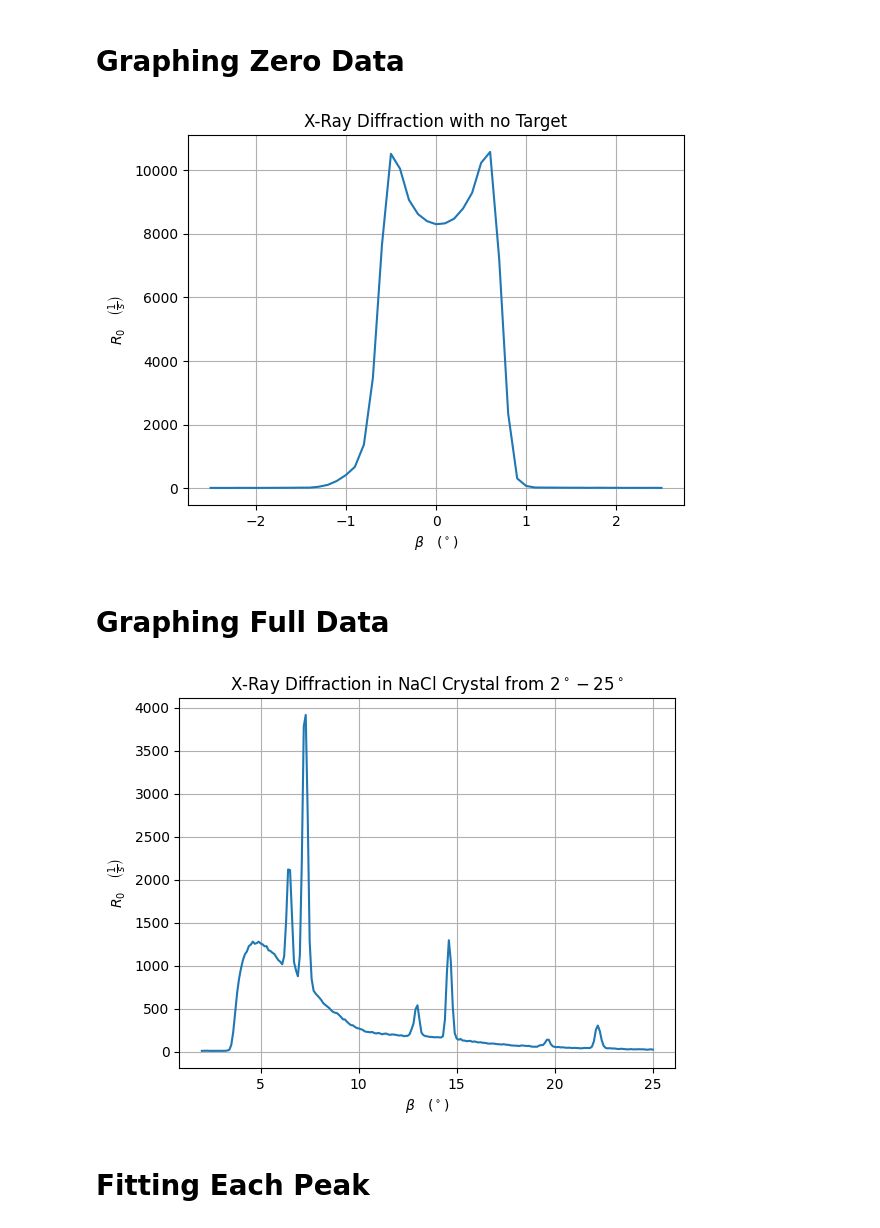
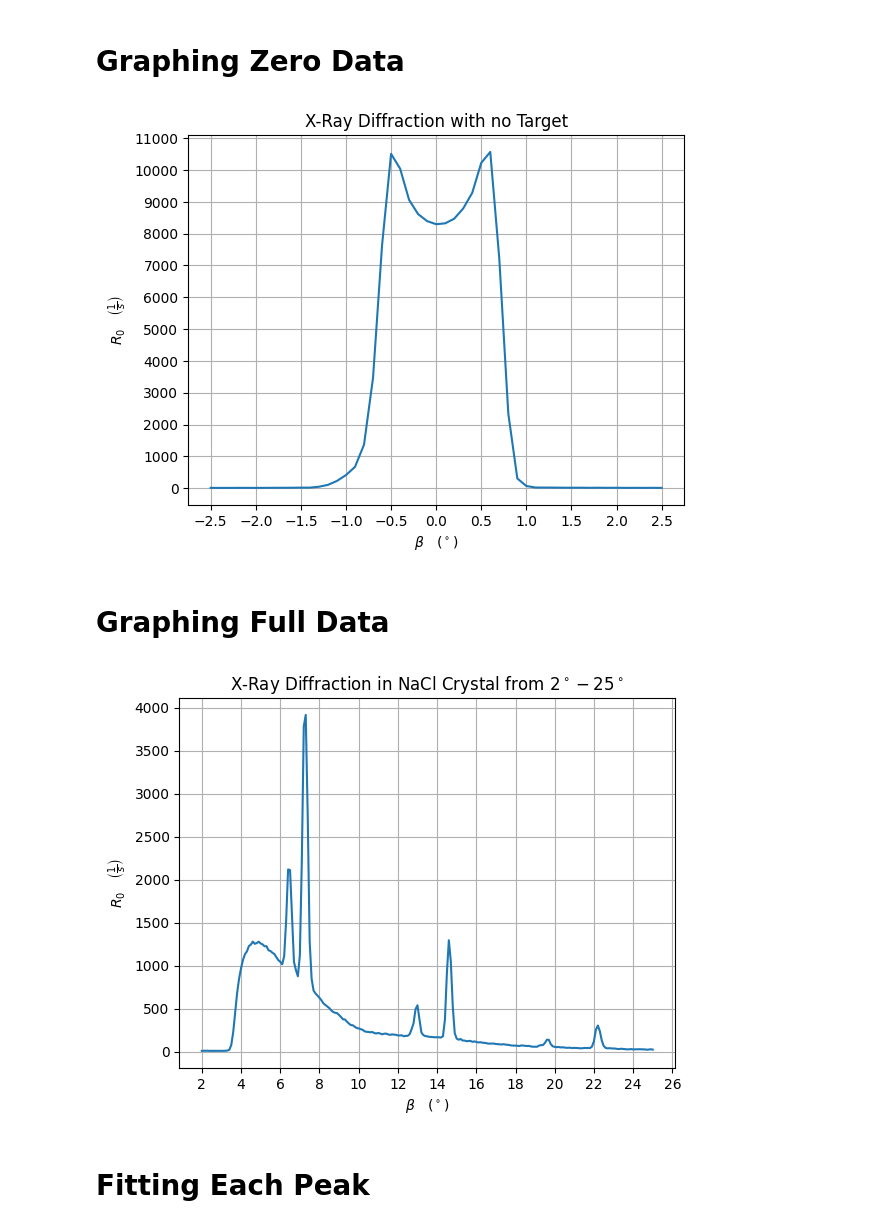
Before and after one commit to KaleStahl/PHYS-506---Advanced-Lab, a Jupyter notebook: Lab 1 - X-Ray Diffraction/Data/X-ray Data Analysis.ipynb, the cells around one changed output. Drawn from its saved outputs; the diff is of its cells as text; code cells hidden in the pictures.

```diff
--- a/Lab 1 - X-Ray Diffraction/Data/X-ray Data Analysis.ipynb
+++ b/Lab 1 - X-Ray Diffraction/Data/X-ray Data Analysis.ipynb
@@ -9,6 +9,10 @@ from scipy import optimize
 data1 = pandas.read_csv('ZeroData.csv')
 beta = np.array(data1['angle'])
 R_0 = np.array(data1['rate'])
+xticksize = 0.5
+yticksize = 1000
+plt.xticks(np.arange(min(beta), max(beta)+xticksize, xticksize))
+plt.yticks(np.arange(round(min(R_0)/yticksize)*yticksize, max(R_0)+yticksize, yticksize))
 plt.xlabel(r"$\beta \quad (^\circ)$")
 plt.ylabel(r"$R_0\quad \left(\frac{1}{s}\right)$")
 plt.title(r"X-Ray Diffraction with no Target")
@@ -16,21 +20,25 @@ plt.grid(visible = True)
 plt.plot(beta, R_0)
 plt.savefig('../Graphs/ZeroData.png')
 # %% [output]
-[figure, old version]
+[figure, new version]
 # %% [markdown]
 # Graphing Full Data #
 # %%
 data1 = pandas.read_csv('FullData.csv')
 beta = np.array(data1['angle'])
 R_0 = np.array(data1['rate'])
+xticksize = 2
+yticksize = 500
+plt.xticks(np.arange(min(beta), max(beta)+xticksize, xticksize))
+plt.yticks(np.arange(round(min(R_0)/yticksize)*yticksize, max(R_0)+yticksize, yticksize))
 plt.xlabel(r"$\beta \quad (^\circ)$")
 plt.ylabel(r"$R_0\quad \left(\frac{1}{s}\right)$")
 plt.title(r"X-Ray Diffraction in NaCl Crystal from $2^\circ-25^\circ$")
 plt.grid(visible = True)
 plt.plot(beta, R_0)
 plt.savefig('../Graphs/FullData.png')
 # %% [output]
-[figure, old version]
+[figure, new version]
 # %% [markdown]
 # Fitting Each Peak #
 # %%
```
Also changed, not shown: parts of 7 cells of this notebook, 5 other files.
